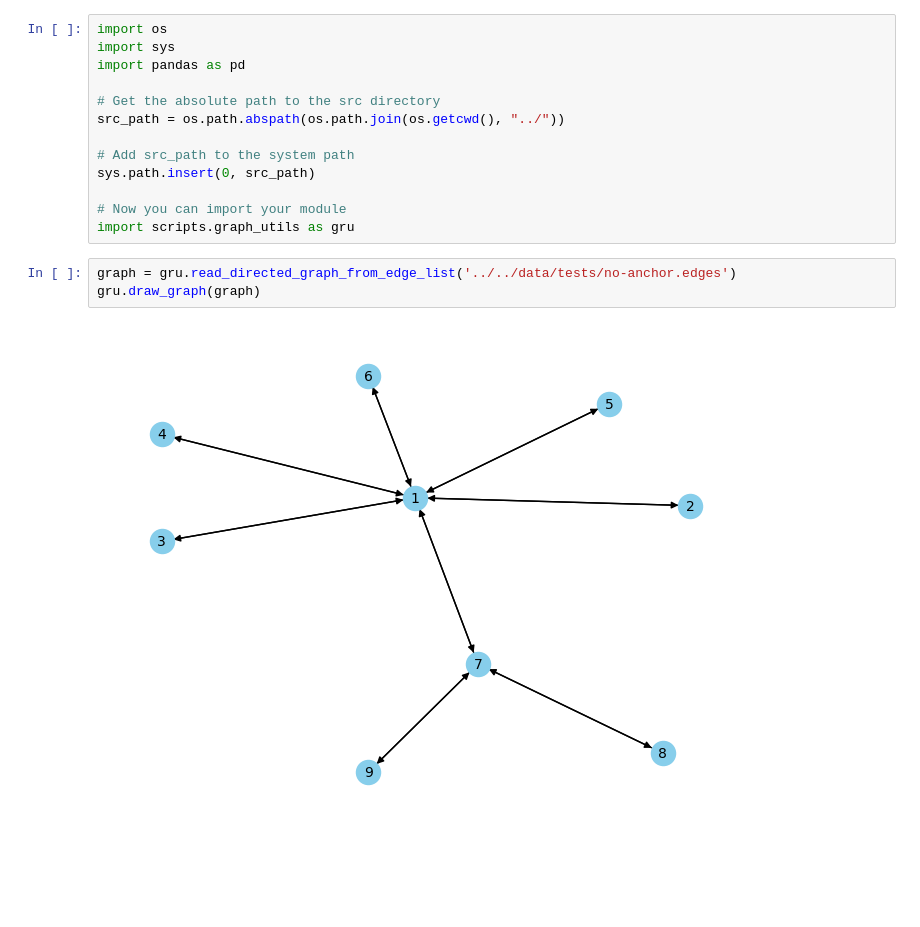
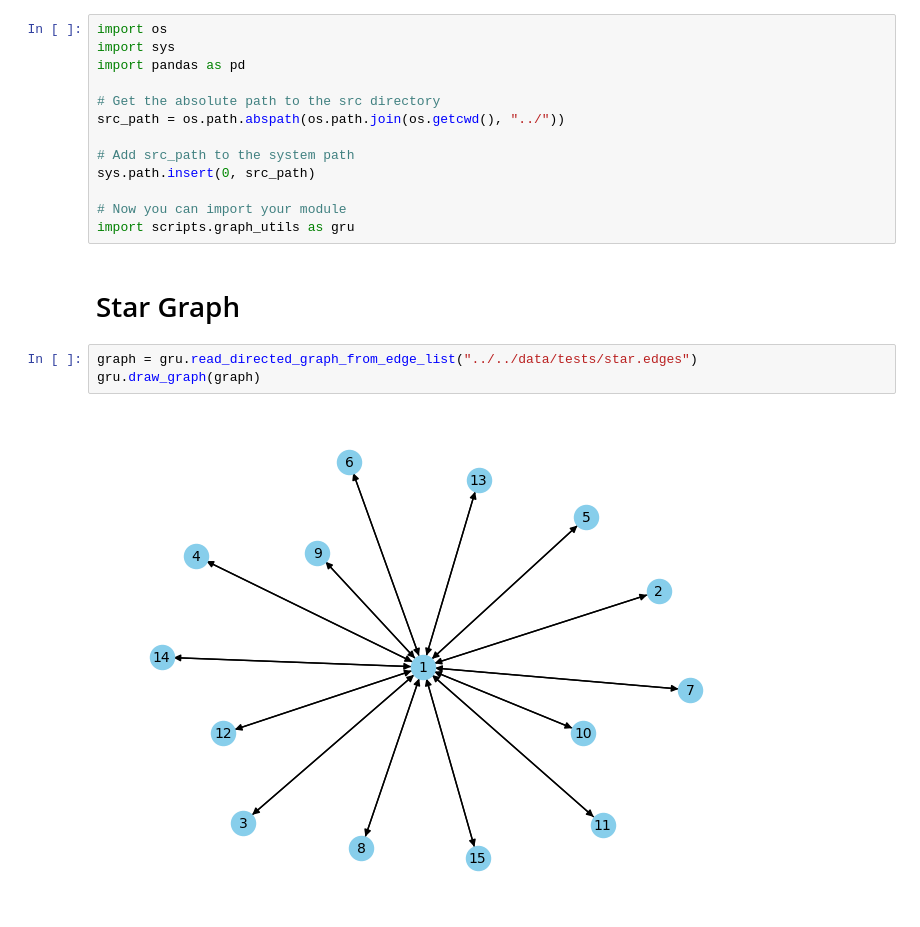
Before and after one commit to viniciusmioto/social_networks_analysis, a Jupyter notebook: src/old/test.ipynb, the cells around one changed output. Drawn from its saved outputs; the diff is of its cells as text; blank space fills up the shorter version.

```diff
--- a/src/old/test.ipynb
+++ b/src/old/test.ipynb
@@ -11,9 +11,11 @@ sys.path.insert(0, src_path)
 
 # Now you can import your module
 import scripts.graph_utils as gru
+# %% [markdown]
+# Star Graph
 # %%
-graph = gru.read_directed_graph_from_edge_list('../../data/tests/no-anchor.edges')
+graph = gru.read_directed_graph_from_edge_list("../../data/tests/star.edges")
 gru.draw_graph(graph)
 # %% [output]
-[figure, old version]
+[figure, new version]
 # %%
```
Also changed, not shown: parts of 13 cells of this notebook, 13 other files.
